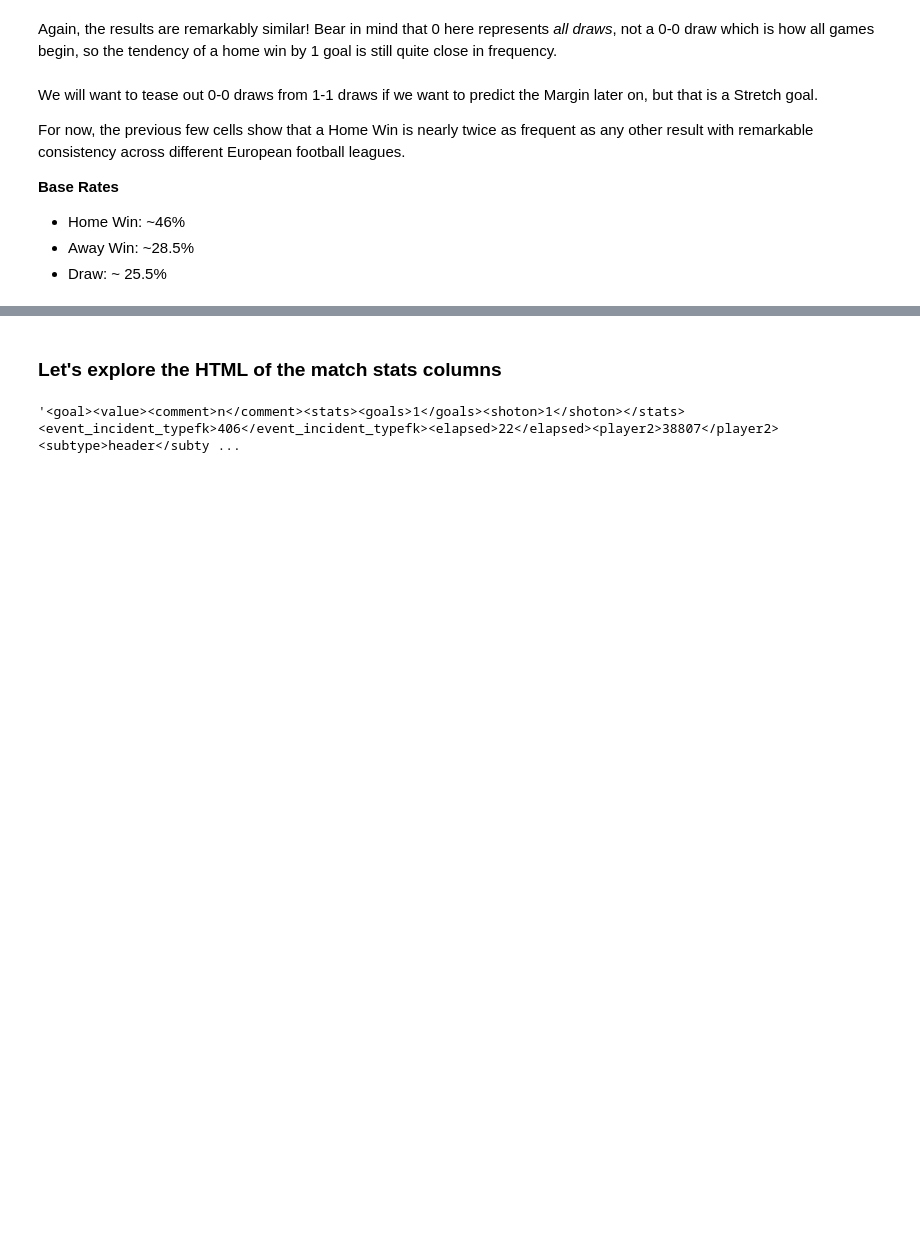
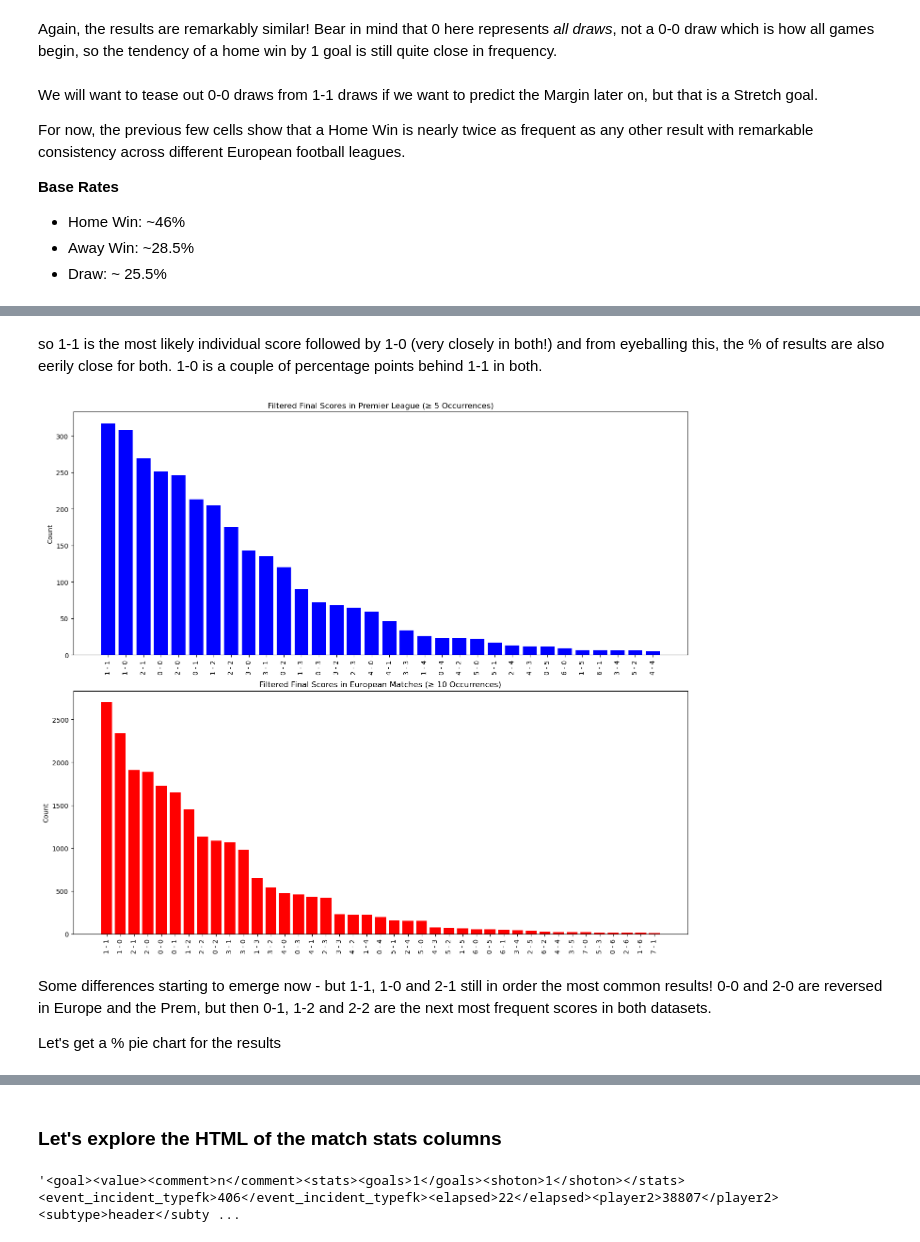
Before and after one commit to tjjdoherty/football-project-mvp, a Jupyter notebook: intro_clean_eda.ipynb, the cells around one changed output, grey strips where cells are left out. Saved outputs shown, nothing was run; the diff lists cells and outputs as text; code cells hidden in the pictures; blank space fills up the shorter version.

```diff
--- a/intro_clean_eda.ipynb
+++ b/intro_clean_eda.ipynb
@@ -375,0 +483,33 @@ For now, the previous few cells show that a Home Win is nearly twice as frequent
+# %% [markdown]
+so 1-1 is the most likely individual score followed by 1-0 (very closely in both!) and from eyeballing this, the % of results are also eerily close for both. 1-0 is a couple of percentage points behind 1-1 in both.
+# %%
+# Filter and sort the Premier League data - trim out the very rare scores
+prem_filtered = prem_goals[prem_goals['Count'] >= 5].sort_values(by='Count', ascending=False)
+
+# Filter and sort the European Matches data - trim out the very rare scores
+european_filtered = european_matches_goals[european_matches_goals['Count'] >= 10].sort_values(by='Count', ascending=False)
+
+# Create subplots for the filtered bar charts
+fig, axes = plt.subplots(2, 1, figsize=(14, 12), sharex=False)
+
+# Bar chart for Premier League
+axes[0].bar(prem_filtered['Final Score'], prem_filtered['Count'], color='blue')
+axes[0].set_title('Filtered Final Scores in Premier League (≥ 5 Occurrences)')
+axes[0].set_ylabel('Count')
+axes[0].tick_params(axis='x', rotation=90)
+
+# Bar chart for European Matches
+axes[1].bar(european_filtered['Final Score'], european_filtered['Count'], color='red')
+axes[1].set_title('Filtered Final Scores in European Matches (≥ 10 Occurrences)')
+axes[1].set_ylabel('Count')
+axes[1].tick_params(axis='x', rotation=90)
+
+# Adjust layout and show the plot
+plt.tight_layout()
+plt.show()
+# %% [output]
+[figure, added]
+# %% [markdown]
+Some differences starting to emerge now - but 1-1, 1-0 and 2-1 still in order the most common results! 0-0 and 2-0 are reversed in Europe and the Prem, but then 0-1, 1-2 and 2-2 are the next most frequent scores in both datasets.
+
+Let's get a % pie chart for the results
```
Also changed, not shown: parts of 33 cells of this notebook.
